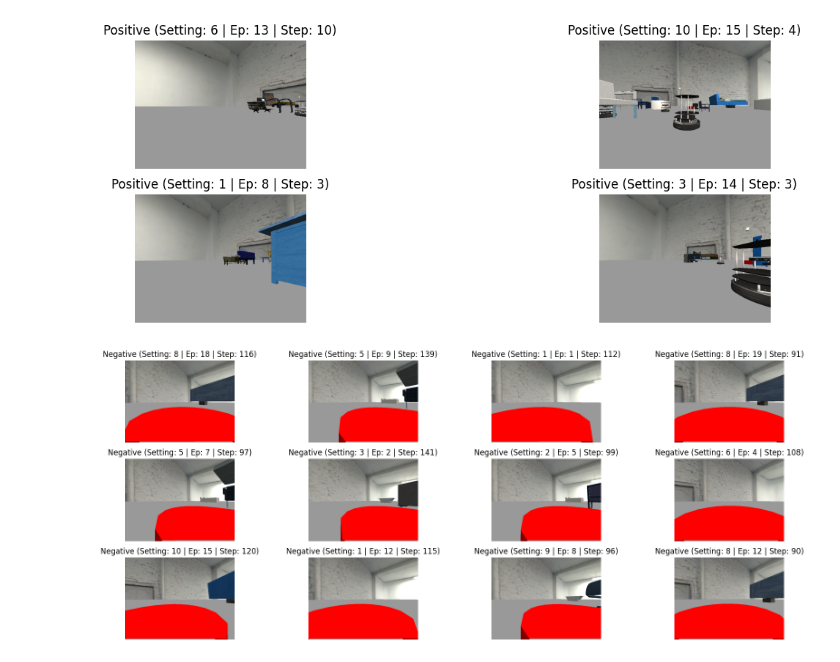
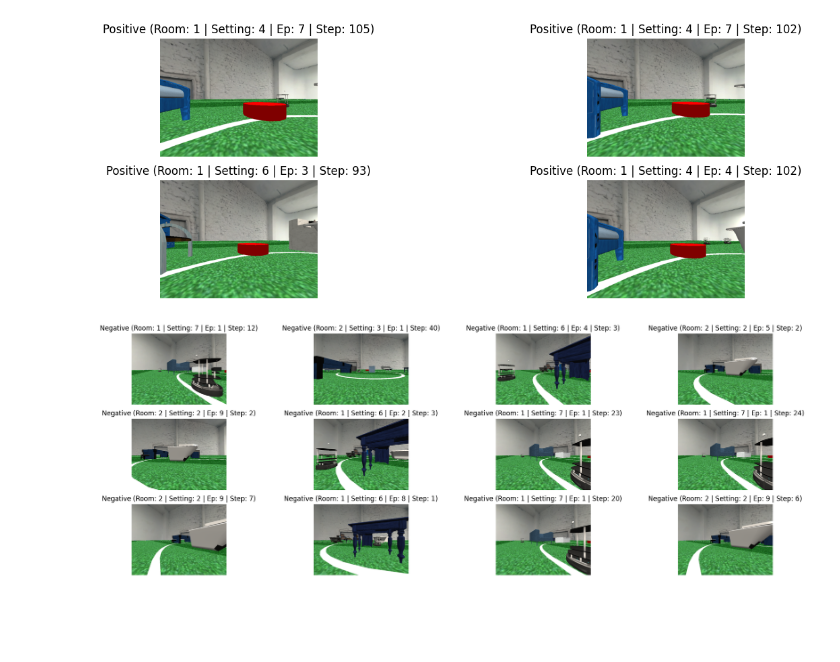
Before and after one commit to Tr3itz/CLEncoderRobotNav, a Jupyter notebook: dataset_analysis.ipynb, the cells around one changed output. Cells and saved outputs as stored; diff of their text form; code cells hidden in the pictures; blank space fills up the shorter version.

Commit message:
Refactoring `dataset_analysis.ipynb`  (#2)
* Open PR

* Refactored notebook for dataset analysis

```diff
--- a/dataset_analysis.ipynb
+++ b/dataset_analysis.ipynb
@@ -226,12 +234,15 @@ negative_rec
 # %%
+# Retrieve negative records
 neg_imgs = []
 for _, neg_rec in negative_rec.iterrows():
+    neg_room = neg_rec['room']
     neg_set = neg_rec['setting']
     neg_ep = neg_rec['episode']
     neg_step = neg_rec['step']
-    neg_imgs.append((f'./datasets/Room1/Setting{neg_set}/episode_{neg_ep:04}/rgb_{neg_step:05}.png', neg_set, neg_ep, neg_step))
+    neg_imgs.append((f'./datasets/with-augmentations/Room{neg_room}/Setting{neg_set}/episode_{neg_ep:04}/rgb_{neg_step:05}.png', neg_room, neg_set, neg_ep, neg_step))
 # %%
-BASE_POS_DIST = 0.99
+# Positive examples mining
+BASE_POS_DIST = 0.9
 N_POS_SAMPLES = 4
 
 positive = sim_scores[sim_scores > BASE_POS_DIST]
@@ -260,7 +271,9 @@ positive_rec
 # %%
+# Retrieve positive records
 pos_imgs = []
 for _, pos_rec in positive_rec.iterrows():
+    pos_room = pos_rec['room']
     pos_set = pos_rec['setting']
     pos_ep = pos_rec['episode']
     pos_step = pos_rec['step']
-    pos_imgs.append((f'./datasets/Room1/Setting{pos_set}/episode_{pos_ep:04}/rgb_{pos_step:05}.png', pos_set, pos_ep, pos_step))
+    pos_imgs.append((f'./datasets/with-augmentations/Room{pos_room}/Setting{pos_set}/episode_{pos_ep:04}/rgb_{pos_step:05}.png', pos_room, pos_set, pos_ep, pos_step))
@@ -331,0 +280,20 @@ train_transforms = v2.Compose([
+# %%
+# Anchor image
+anc_img = Image.open(f'./datasets/with-augmentations/Room{room}/Setting{setting}/episode_{ep:04}/rgb_{step:05}.png')
+# Augmentations
+aug_paths = glob(f'./datasets/with-augmentations/Room{room}/Setting{setting}/episode_{ep:04}/augmented_results/*_rgb_{step:05}.png')
+
+# Plot
+ROWS = 3
+COLS = 3
+plt.figure(figsize=[20,10])
+plt.title(f'Anchor (Room: {room} | Setting: {setting} | Ep: {ep} | Step: {step})')
+plt.axis('off')
+plt.subplot(ROWS, COLS, 1)
+plt.axis('off')
+plt.imshow(anc_img)
+for idx, path in enumerate(aug_paths):
+    img = Image.open(path)
+    plt.subplot(ROWS, COLS, idx+2)
+    plt.axis('off')
+    plt.imshow(img)
@@ -332,28 +302,30 @@ train_transforms = v2.Compose([
 # %%
 N_ROWS = 2
 N_COLS = 2
 
+# Plot positive examples by similarity
 plt.figure(figsize=[15,5])
 for idx, pos in enumerate(pos_imgs):
     img = Image.open(pos[0])
     plt.subplot(N_ROWS, N_COLS, idx+1)
-    plt.title(f'Positive (Setting: {pos[1]} | Ep: {pos[2]} | Step: {pos[3]})')
+    plt.title(f'Positive (Room: {pos[1]} | Setting: {pos[2]} | Ep: {pos[3]} | Step: {pos[4]})')
     plt.axis('off')
     plt.imshow(img)
 plt.show();
 # %% [output]
-[figure, old version]
+[figure, new version]
 # %%
 N_ROWS = 3
 N_COLS = 4
 
-plt.figure(figsize=[20,8])
+# Plot negative examples by similarity
+plt.figure(figsize=[23,8])
 for idx, neg in enumerate(neg_imgs):
     img = Image.open(neg[0])
     plt.subplot(N_ROWS, N_COLS, idx+1)
-    plt.title(f'Negative (Setting: {neg[1]} | Ep: {neg[2]} | Step: {neg[3]})')
+    plt.title(f'Negative (Room: {neg[1]} | Setting: {neg[2]} | Ep: {neg[3]} | Step: {neg[4]})')
     plt.axis('off')
     plt.imshow(img)
 plt.show();
 # %% [output]
-[figure, old version]
+[figure, new version]
```
Also changed, not shown: parts of 25 cells of this notebook.
